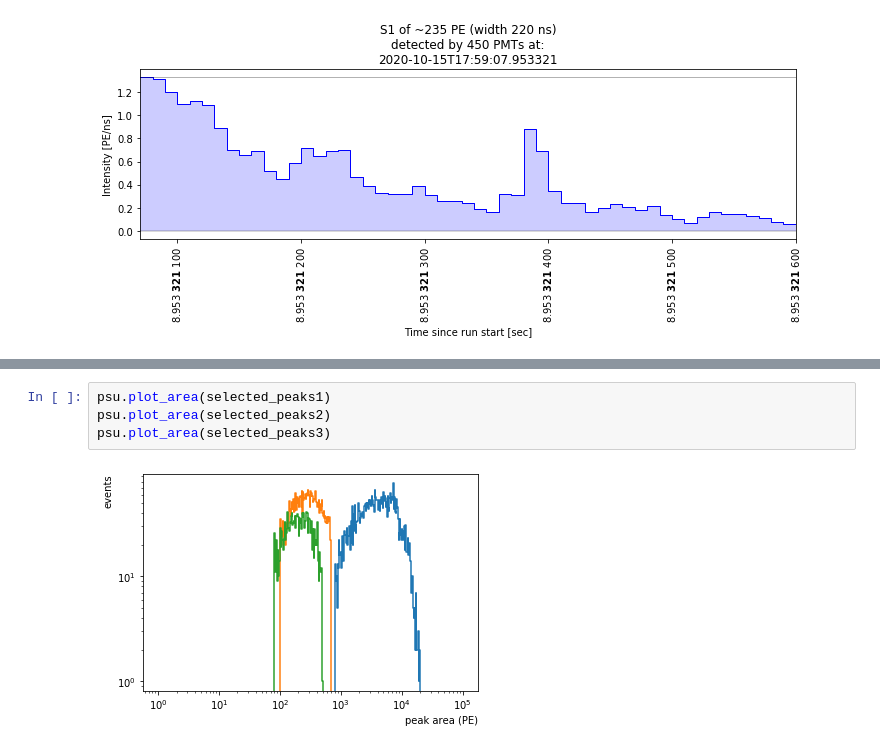
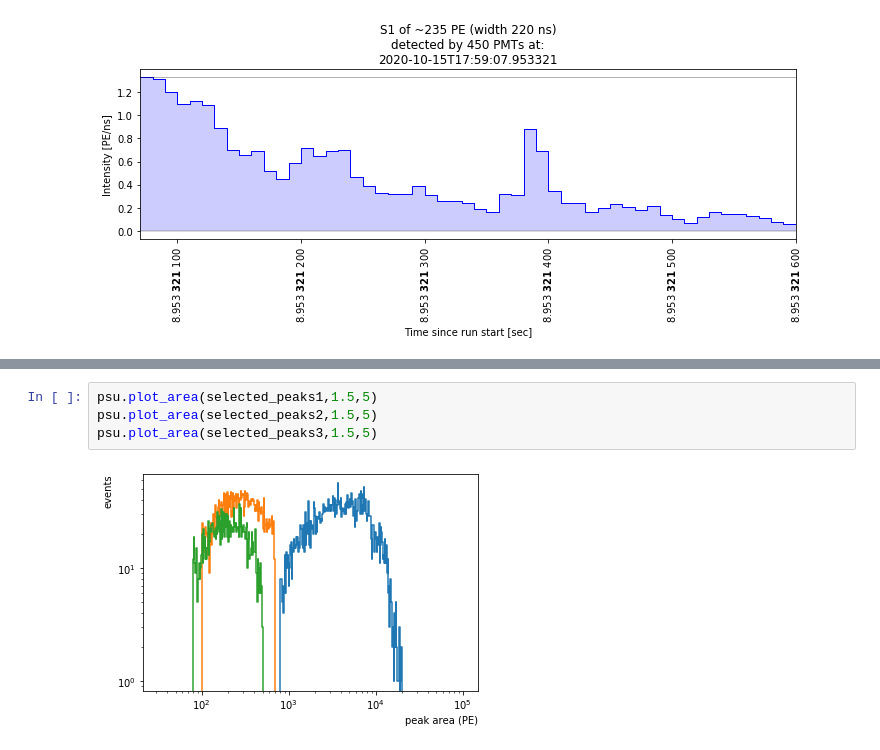
Before and after one commit to valerioda/xenon-note, a Jupyter notebook: fast_response_analysis/firstdata-nT.ipynb, the cells around one changed output, grey strips where cells are left out. Cells and saved outputs as stored; diff of their text form.

```diff
--- a/fast_response_analysis/firstdata-nT.ipynb
+++ b/fast_response_analysis/firstdata-nT.ipynb
@@ -143,6 +153,6 @@ plot_some_peaks(selected_peaks3, max_plots = 5, randomize = 1)
 # %%
-psu.plot_area(selected_peaks1)
-psu.plot_area(selected_peaks2)
-psu.plot_area(selected_peaks3)
+psu.plot_area(selected_peaks1,1.5,5)
+psu.plot_area(selected_peaks2,1.5,5)
+psu.plot_area(selected_peaks3,1.5,5)
 # %% [output]
-[figure, old version]
+[figure, new version]
```
Also changed, not shown: parts of 2 cells of this notebook.
